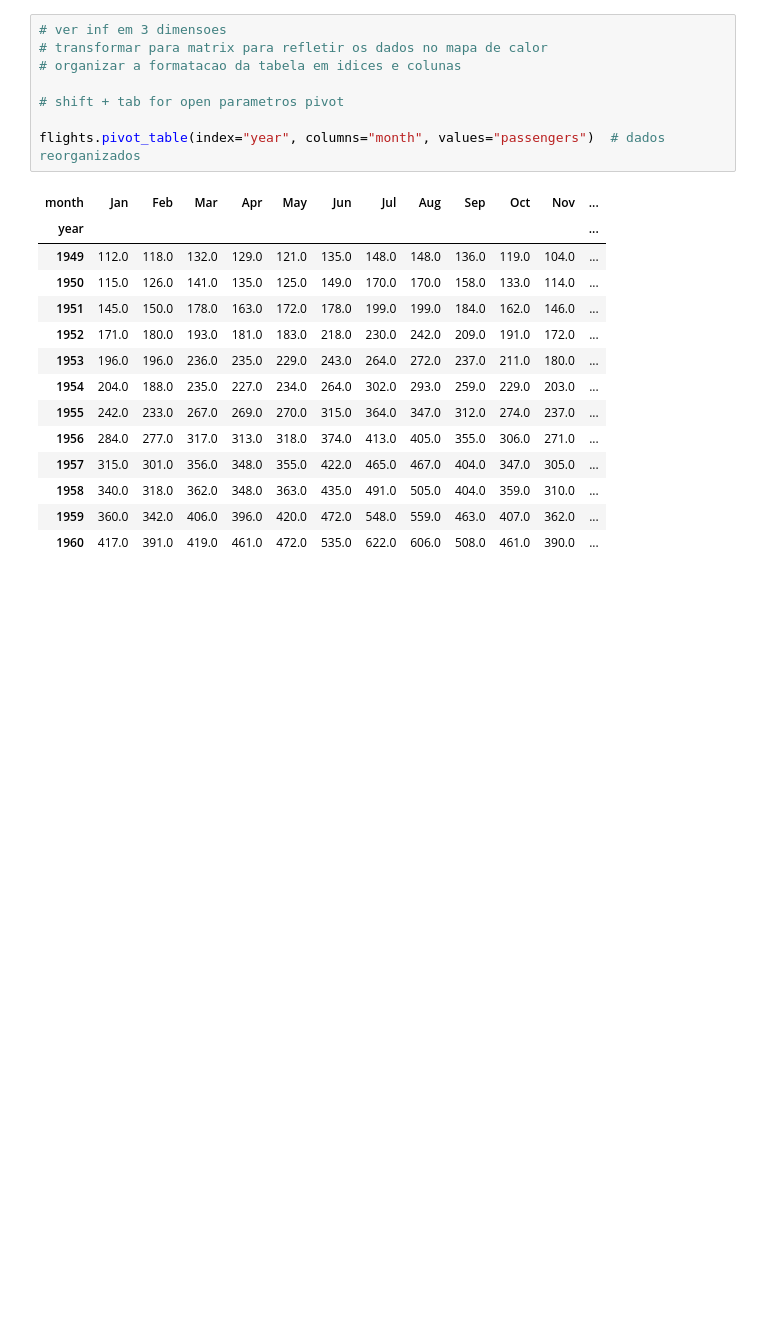
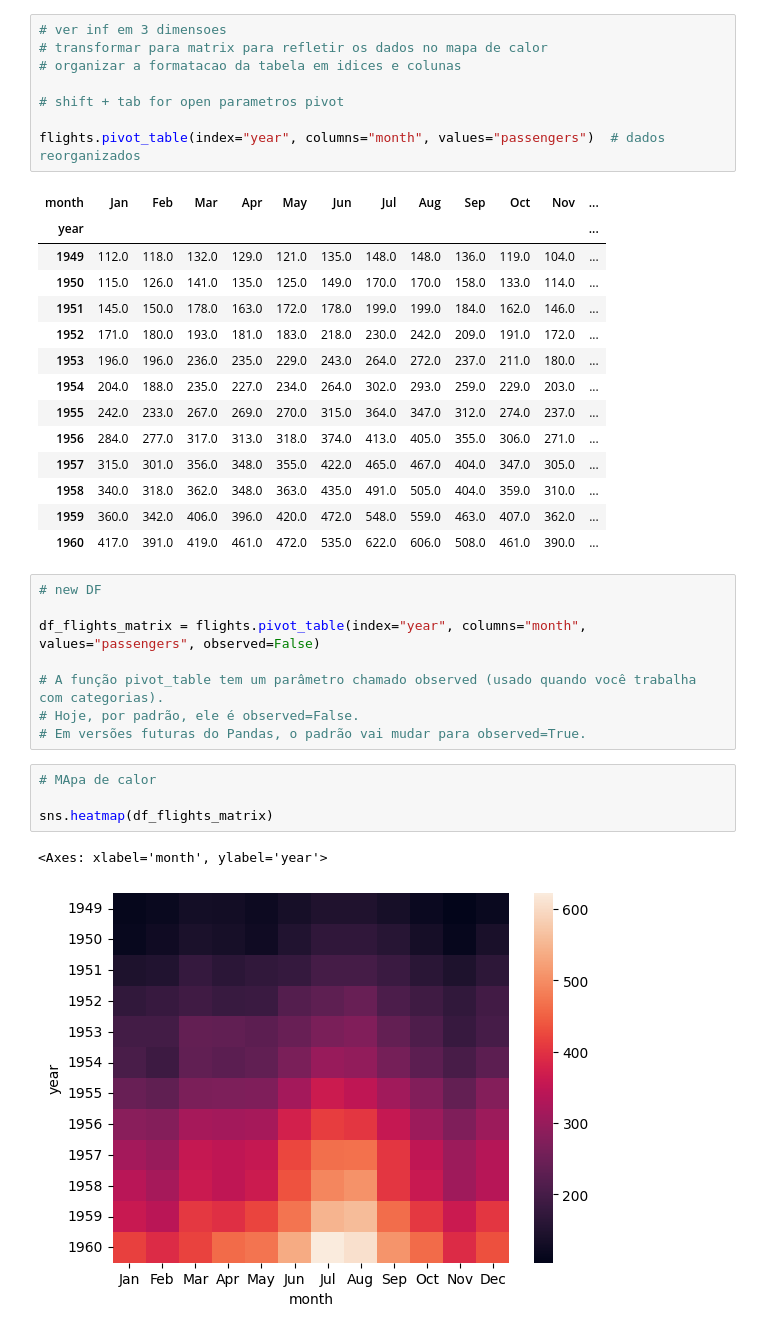
Before and after one commit to ludiemert/Advanced_Data_Visualization_Seaborn, a Jupyter notebook: 4_Advanced_Data_Visualization_Seaborn/Seaborn.ipynb, the cells around one changed output. Saved outputs shown, nothing was run; the diff lists cells and outputs as text; blank space fills up the shorter version.

Commit message:
add new comand sns.heatmap(df_flights_matrix) map hot grafic

```diff
--- a/4_Advanced_Data_Visualization_Seaborn/Seaborn.ipynb
+++ b/4_Advanced_Data_Visualization_Seaborn/Seaborn.ipynb
@@ -364,3 +364,18 @@ flights.pivot_table(index="year", columns="month", values="passengers")  # dados
 | 1958 | 340.0 | 318.0 | 362.0 | 348.0 | 363.0 | 435.0 | 491.0 | 505.0 | 404.0 | 359.0 | 310.0 | ... |
 | 1959 | 360.0 | 342.0 | 406.0 | 396.0 | 420.0 | 472.0 | 548.0 | 559.0 | 463.0 | 407.0 | 362.0 | ... |
 | 1960 | 417.0 | 391.0 | 419.0 | 461.0 | 472.0 | 535.0 | 622.0 | 606.0 | 508.0 | 461.0 | 390.0 | ... |
+# %%
+# new DF
+
+df_flights_matrix = flights.pivot_table(index="year", columns="month", values="passengers", observed=False)
+
+# A função pivot_table tem um parâmetro chamado observed (usado quando você trabalha com categorias).
+# Hoje, por padrão, ele é observed=False.
+# Em versões futuras do Pandas, o padrão vai mudar para observed=True.
+# %%
+# MApa de calor
+
+sns.heatmap(df_flights_matrix)
+# %% [output]
+<Axes: xlabel='month', ylabel='year'>
+[figure, added]
```
